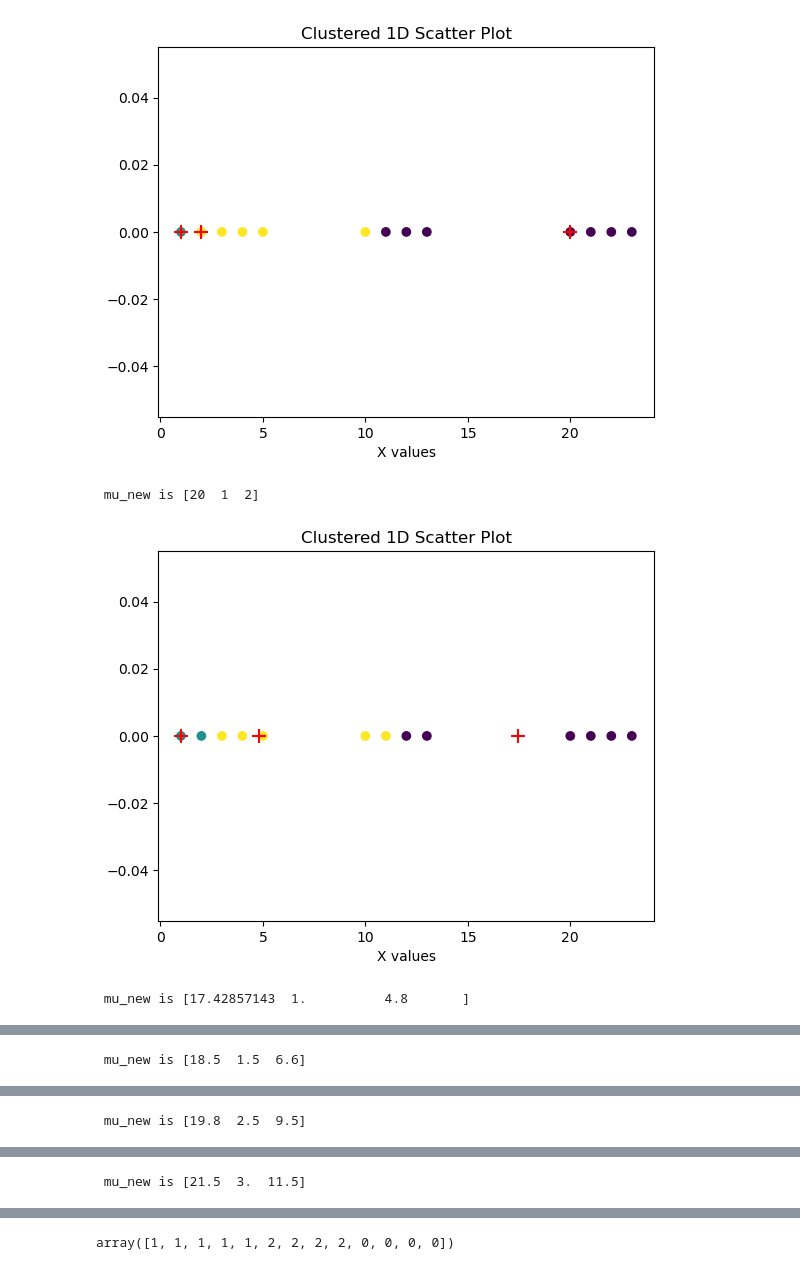
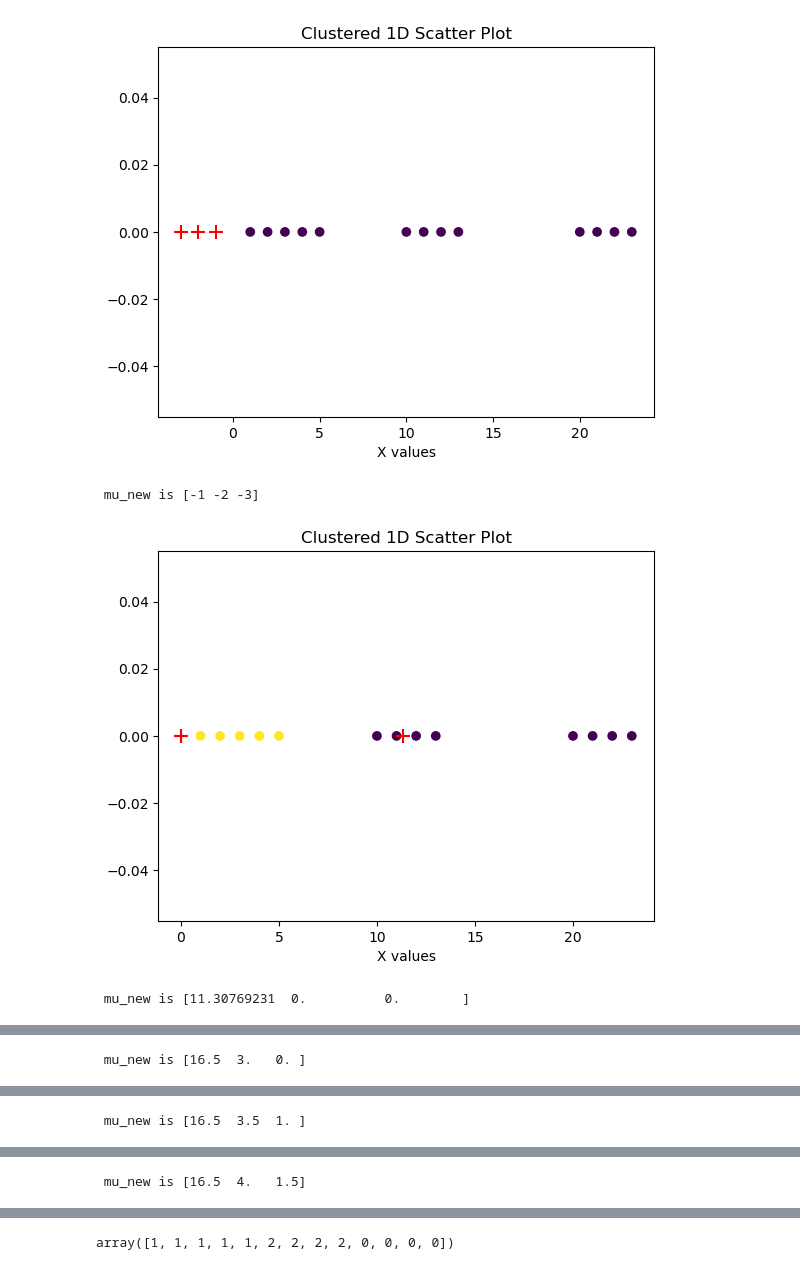
Before and after one commit to aditya5252/Machine-Learning, a Jupyter notebook: code/k-means-1D.ipynb, the cells around one changed output, grey strips where cells are left out. Cells and saved outputs as stored; diff of their text form; code cells hidden in the pictures.

```diff
--- a/code/k-means.ipynb
+++ b/code/k-means-1D.ipynb
@@ -11,28 +11,28 @@ def plot_data(X,mu):
 # %%
 import numpy as np
 K=3
 X=np.array([1,2,3,4,5,10,11,12,13,20,21,22,23])
 # mu_0=[np.mean(X)-np.std(X),np.mean(X),np.mean(X)+np.std(X)]
-mu_new=np.array([20,1,2])
+mu_new=np.array([-1,-2,-3])
 mu_old=np.ones(3)*np.inf
 count=0
 while np.linalg.norm(mu_old-mu_new)>0.1 and count<100:
     count+=1
     mu_old=mu_new.copy()
 
     # print(count,f' mu_old is {mu_old}')
     R=np.zeros((K,X.shape[0]))
     for i in range((X.shape[0])):
         index=np.argmin([np.linalg.norm(X[i]-mu_old[j]) for j in range(K)])
         R[index,i]=1
     index_array=np.argmax(R, axis=0)
     num=np.matmul(R,X.reshape(-1,1)).reshape(K)
     den=R.sum(axis=1)
     plot_data(X,mu_new)
     print(f' mu_new is {mu_new}')
     mu_new= np.divide(num,den,out=np.zeros_like(num, dtype=float),where=(den != 0) & (num != 0))
 # %% [output]
-[figure, old version]
+[figure, new version]
- mu_new is [20  1  2]
+ mu_new is [-1 -2 -3]
-[figure, old version]
+[figure, new version]
- mu_new is [17.42857143  1.          4.8       ]
+ mu_new is [11.30769231  0.          0.        ]
@@ -40 +40 @@ while np.linalg.norm(mu_old-mu_new)>0.1 and count<100:
- mu_new is [18.5  1.5  6.6]
+ mu_new is [16.5  3.   0. ]
@@ -42 +42 @@ while np.linalg.norm(mu_old-mu_new)>0.1 and count<100:
- mu_new is [19.8  2.5  9.5]
+ mu_new is [16.5  3.5  1. ]
@@ -44 +44 @@ while np.linalg.norm(mu_old-mu_new)>0.1 and count<100:
- mu_new is [21.5  3.  11.5]
+ mu_new is [16.5  4.   1.5]
```
Also changed, not shown: parts of 1 cell of this notebook, 3 other files.
